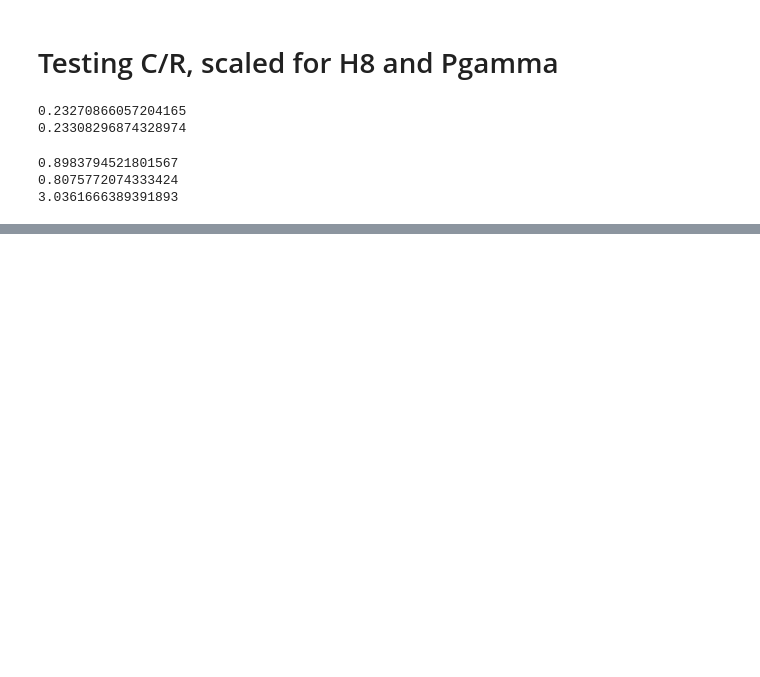
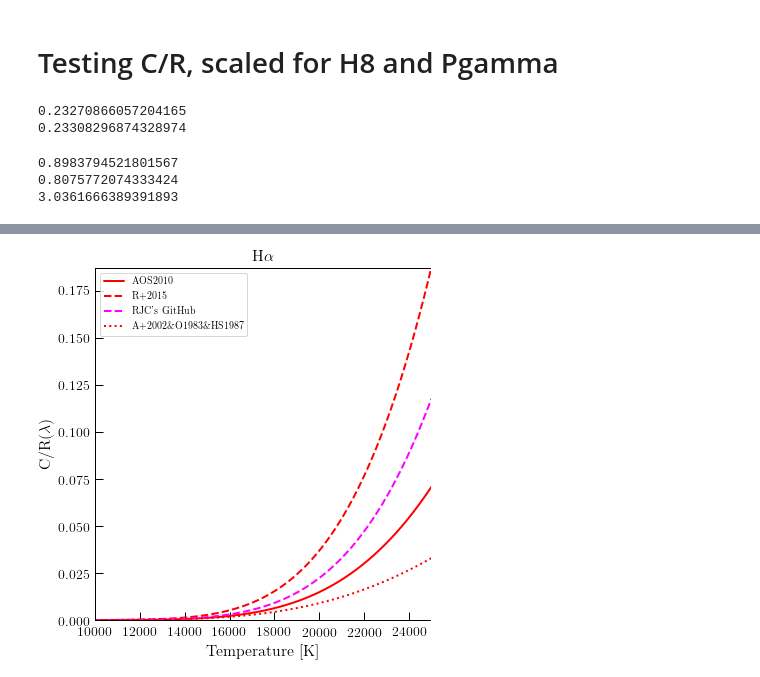
Before and after one commit to tiffanyhsyu/Yp, a Jupyter notebook: investigating_CR.ipynb, the cells around one changed output, grey strips where cells are left out. Drawn from its saved outputs; the diff is of its cells as text; code cells hidden in the pictures; blank space fills up the shorter version.

```diff
--- a/investigating_CR.ipynb
+++ b/investigating_CR.ipynb
@@ -155,0 +662,14 @@ print (-15.15/-15.34)
+# %%
+plt.subplots(figsize=(6,6))
+plt.plot(temp, ha, color='red', label='AOS2010')
+plt.plot(test_temps, CR_R2015_Ha, color='red', ls='--', label='R+2015')
+plt.plot(test_temps, CR_R2015_Ha2, color='magenta', ls='--', label='RJC\'s GitHub')
+plt.plot(test_temps, CR_mix_Ha, color='red', ls=':', label='A+2002\&O1983\&HS1987')
+plt.legend()
+plt.xlabel('Temperature [K]')
+plt.ylabel(r'C/R($\lambda$)')
+plt.title(r'H$\alpha$')
+#plt.savefig('/Users/thsyu/Dropbox/BCDs/primordial_helium/Ha_CR_comparison.pdf')
+plt.show()
+# %% [output]
+[figure, added]
```
Also changed, not shown: parts of 73 cells of this notebook.
